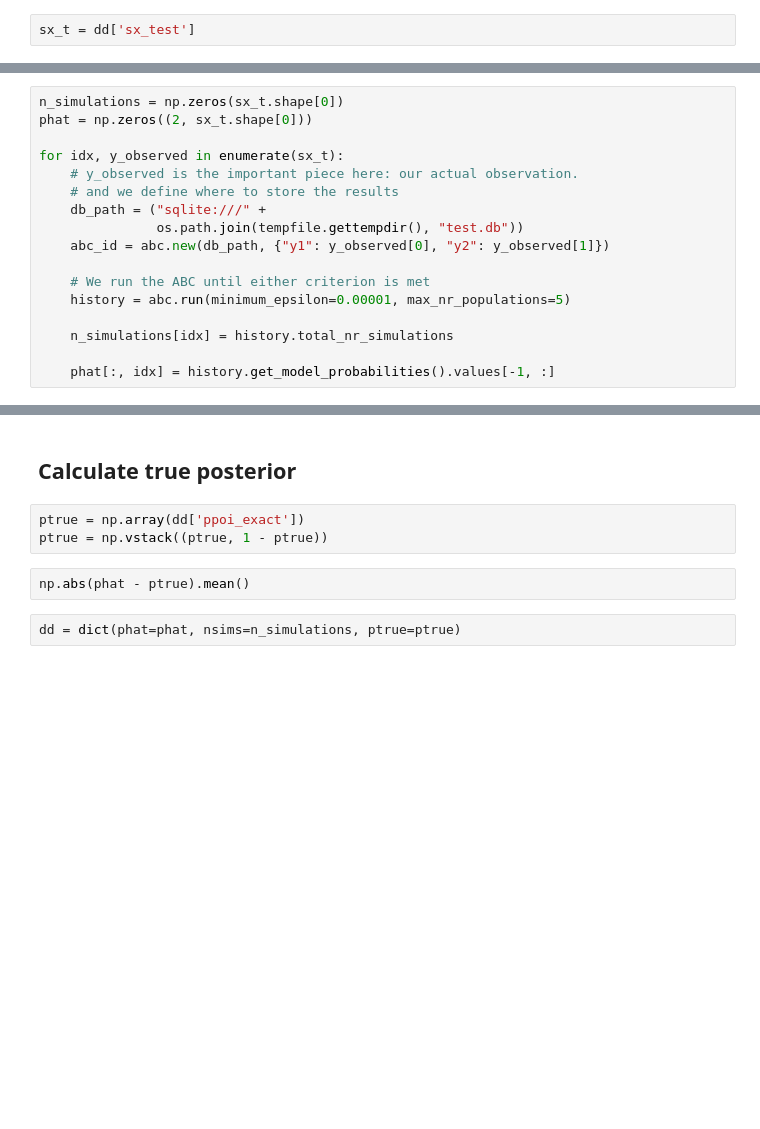
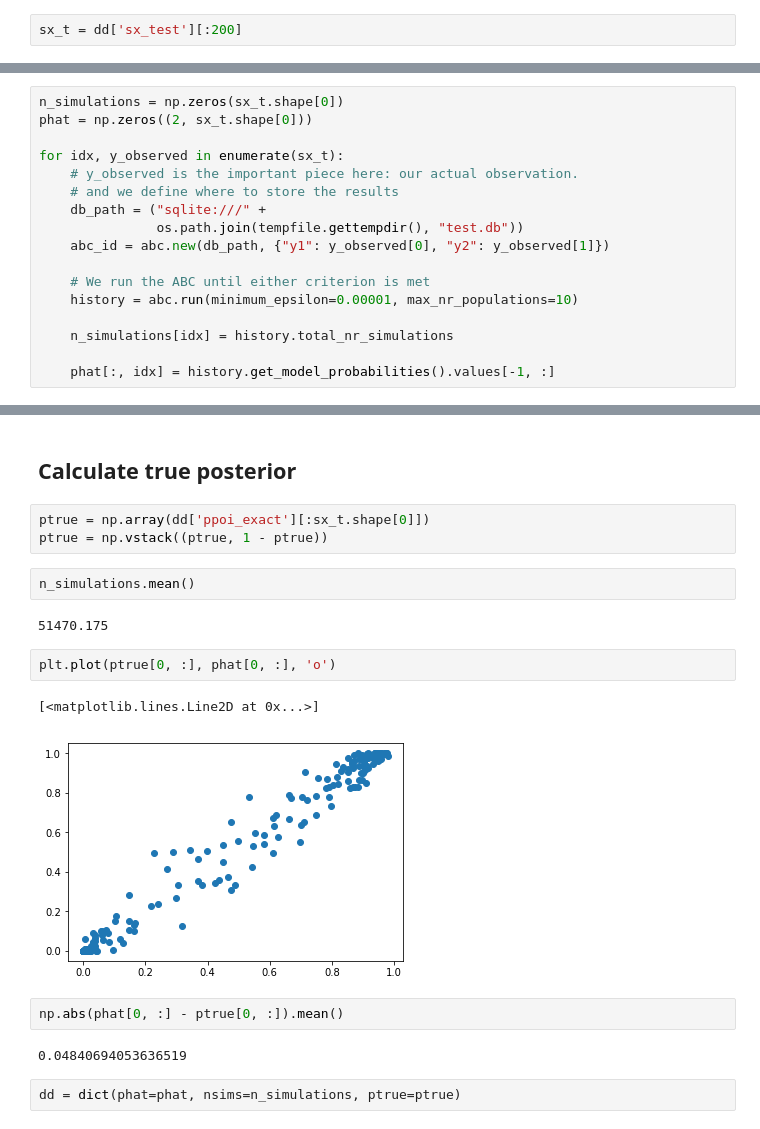
Before and after one commit to mackelab/lfi-experiments, a Jupyter notebook: model_comparison/notebooks/13122018_PyABC_Poisson_NB_Running.ipynb, the cells around one changed output, grey strips where cells are left out. Drawn from its saved outputs; the diff is of its cells as text; blank space fills up the shorter version.

```diff
--- a/model_comparison/notebooks/13122018_PyABC_Poisson_NB_Running.ipynb
+++ b/model_comparison/notebooks/13122018_PyABC_Poisson_NB_Running.ipynb
@@ -112,7 +114,7 @@ import pickle
 fn = '../data/201812141735__poisson_posterior_trained_N50000M5_k2.p'
 dd = pickle.load( open( fn, "rb" ) )['d_model_post']
 # %%
-sx_t = dd['sx_test']
+sx_t = dd['sx_test'][:200]
 # %% [markdown]
 ## Run a loop over all test data points
 # %%
@@ -127,7 +129,7 @@ for idx, y_observed in enumerate(sx_t):
     abc_id = abc.new(db_path, {"y1": y_observed[0], "y2": y_observed[1]})
 
     # We run the ABC until either criterion is met
-    history = abc.run(minimum_epsilon=0.00001, max_nr_populations=5)
+    history = abc.run(minimum_epsilon=0.00001, max_nr_populations=10)
 
     n_simulations[idx] = history.total_nr_simulations
 
@@ -135,10 +155,21 @@ for idx, y_observed in enumerate(sx_t):
 # %% [markdown]
 ## Calculate true posterior
 # %%
-ptrue = np.array(dd['ppoi_exact'])
+ptrue = np.array(dd['ppoi_exact'][:sx_t.shape[0]])
 ptrue = np.vstack((ptrue, 1 - ptrue))
+# %%
+n_simulations.mean()
+# %% [output]
+51470.175
+# %%
+plt.plot(ptrue[0, :], phat[0, :], 'o')
+# %% [output]
+[<matplotlib.lines.Line2D at 0x...>]
+[figure, added]
 # %%
-np.abs(phat - ptrue).mean()
+np.abs(phat[0, :] - ptrue[0, :]).mean()
+# %% [output]
+0.04840694053636519
 # %%
 dd = dict(phat=phat, nsims=n_simulations, ptrue=ptrue)
 # %%
```
Also changed, not shown: parts of 2 cells of this notebook, 2 other files.
